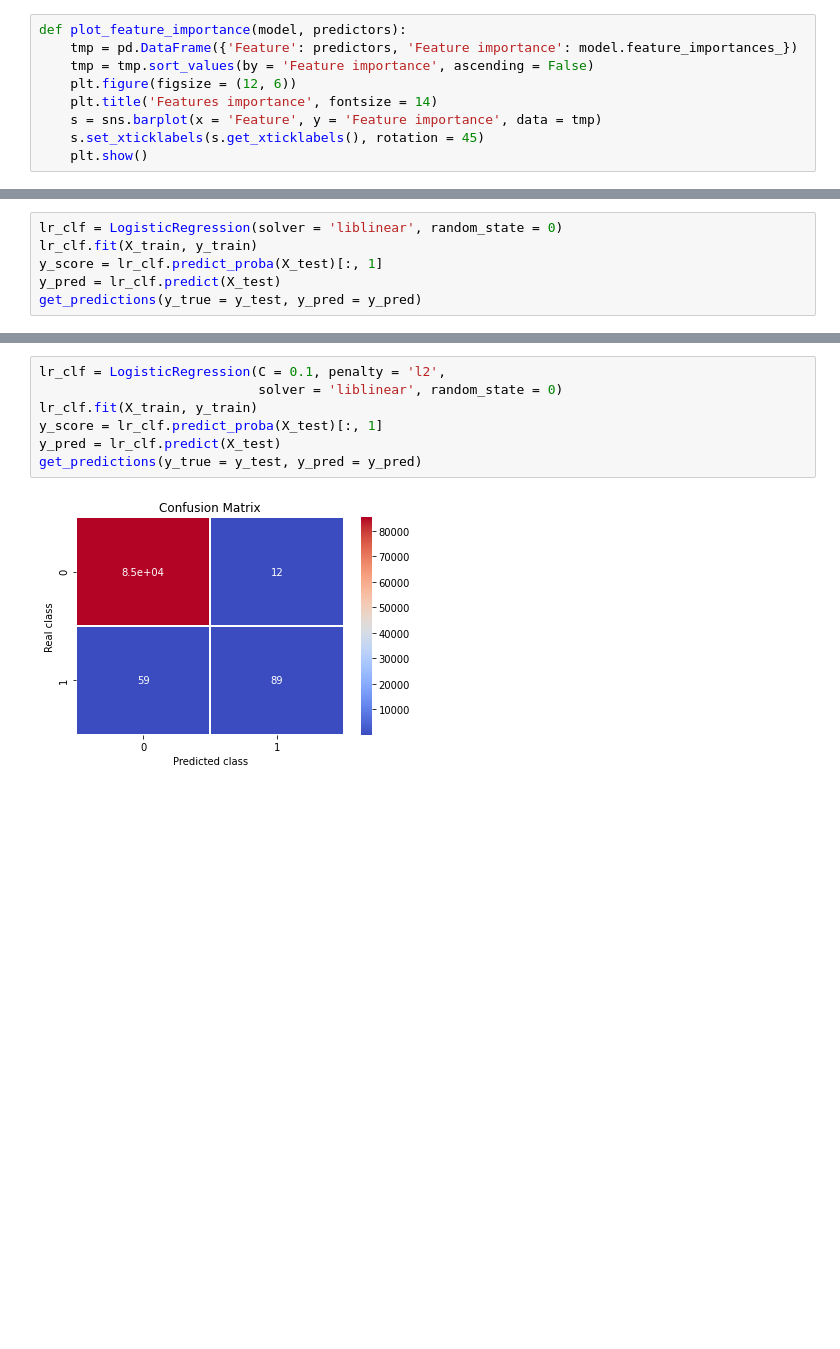
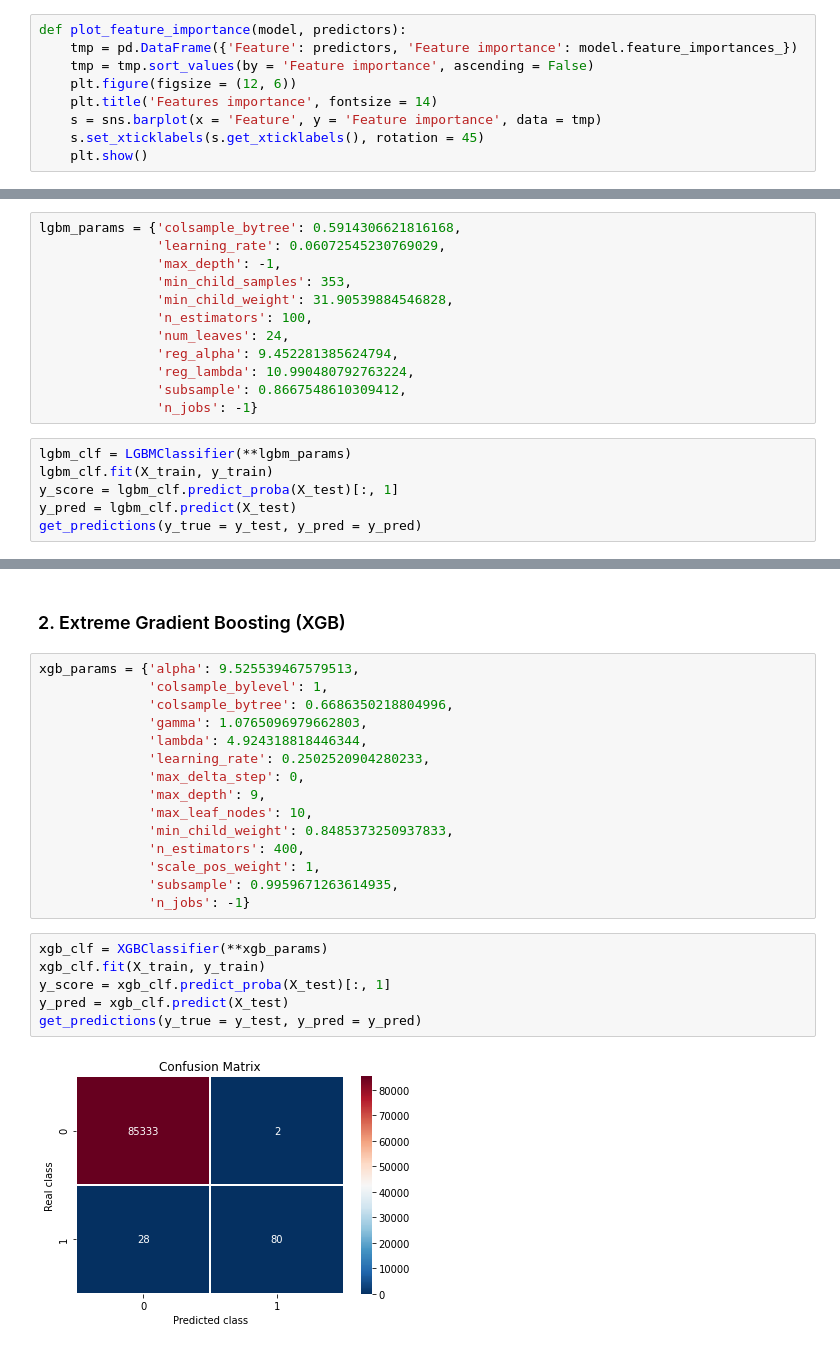
Before and after one commit to wuhong60909/Data-Analysis-Projects, a Jupyter notebook: Credit_Card_Fraud_Detection/models.ipynb, the cells around one changed output, grey strips where cells are left out. Cells and saved outputs as stored; diff of their text form; blank space fills up the shorter version.

```diff
--- a/Credit_Card_Fraud_Detection/models.ipynb
+++ b/Credit_Card_Fraud_Detection/models.ipynb
@@ -126,7 +110,19 @@ fraud cases in test-set:  148
+# %%
+lgbm_params = {'colsample_bytree': 0.5914306621816168,
+               'learning_rate': 0.06072545230769029,
+               'max_depth': -1,
+               'min_child_samples': 353,
+               'min_child_weight': 31.90539884546828,
+               'n_estimators': 100,
+               'num_leaves': 24,
+               'reg_alpha': 9.452281385624794,
+               'reg_lambda': 10.990480792763224,
+               'subsample': 0.8667548610309412,
+               'n_jobs': -1}
 # %%
-lr_clf = LogisticRegression(solver = 'liblinear', random_state = 0)
-lr_clf.fit(X_train, y_train)
-y_score = lr_clf.predict_proba(X_test)[:, 1]
-y_pred = lr_clf.predict(X_test)
+lgbm_clf = LGBMClassifier(**lgbm_params)
+lgbm_clf.fit(X_train, y_train)
+y_score = lgbm_clf.predict_proba(X_test)[:, 1]
+y_pred = lgbm_clf.predict(X_test)
 get_predictions(y_true = y_test, y_pred = y_pred)
 # %% [output]
@@ -189,10 +155,26 @@ best_parameters['C']
+# %% [markdown]
+###  2. Extreme Gradient Boosting (XGB)
+# %%
+xgb_params = {'alpha': 9.525539467579513,
+              'colsample_bylevel': 1,
+              'colsample_bytree': 0.6686350218804996,
+              'gamma': 1.0765096979662803,
+              'lambda': 4.924318818446344,
+              'learning_rate': 0.2502520904280233,
+              'max_delta_step': 0,
+              'max_depth': 9,
+              'max_leaf_nodes': 10,
+              'min_child_weight': 0.8485373250937833,
+              'n_estimators': 400,
+              'scale_pos_weight': 1,
+              'subsample': 0.9959671263614935,
+              'n_jobs': -1}
 # %%
-lr_clf = LogisticRegression(C = 0.1, penalty = 'l2',
-                            solver = 'liblinear', random_state = 0)
-lr_clf.fit(X_train, y_train)
-y_score = lr_clf.predict_proba(X_test)[:, 1]
-y_pred = lr_clf.predict(X_test)
+xgb_clf = XGBClassifier(**xgb_params)
+xgb_clf.fit(X_train, y_train)
+y_score = xgb_clf.predict_proba(X_test)[:, 1]
+y_pred = xgb_clf.predict(X_test)
 get_predictions(y_true = y_test, y_pred = y_pred)
 # %% [output]
-[figure, old version]
+[figure, new version]
 ==============================
```
Also changed, not shown: parts of 72 cells of this notebook.
